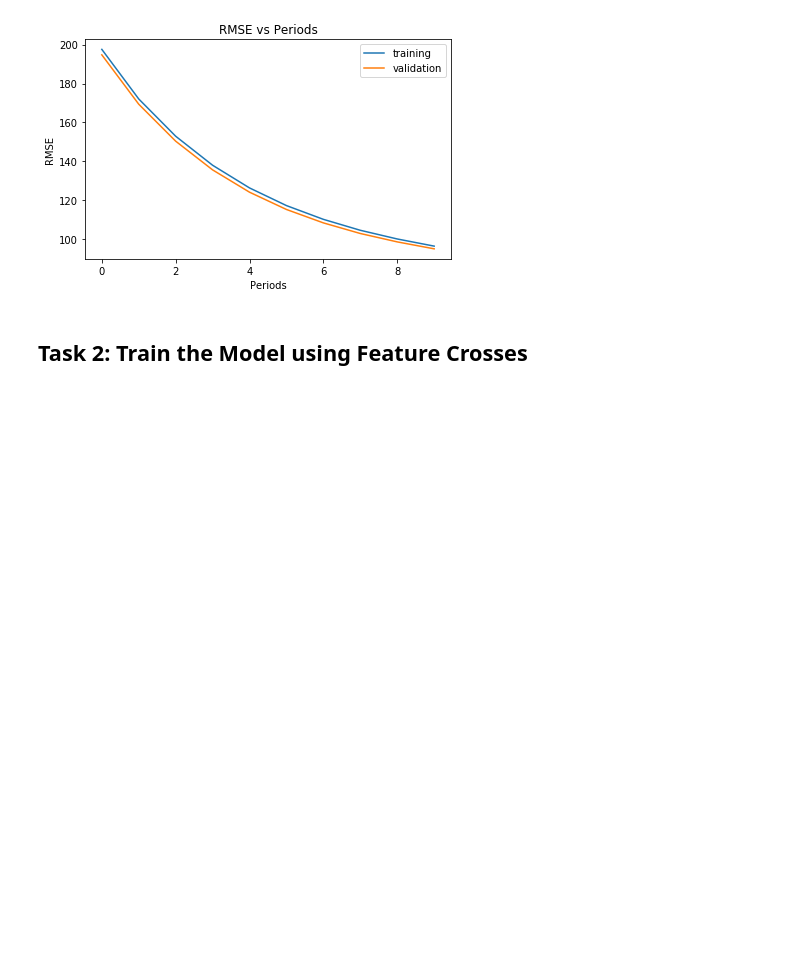
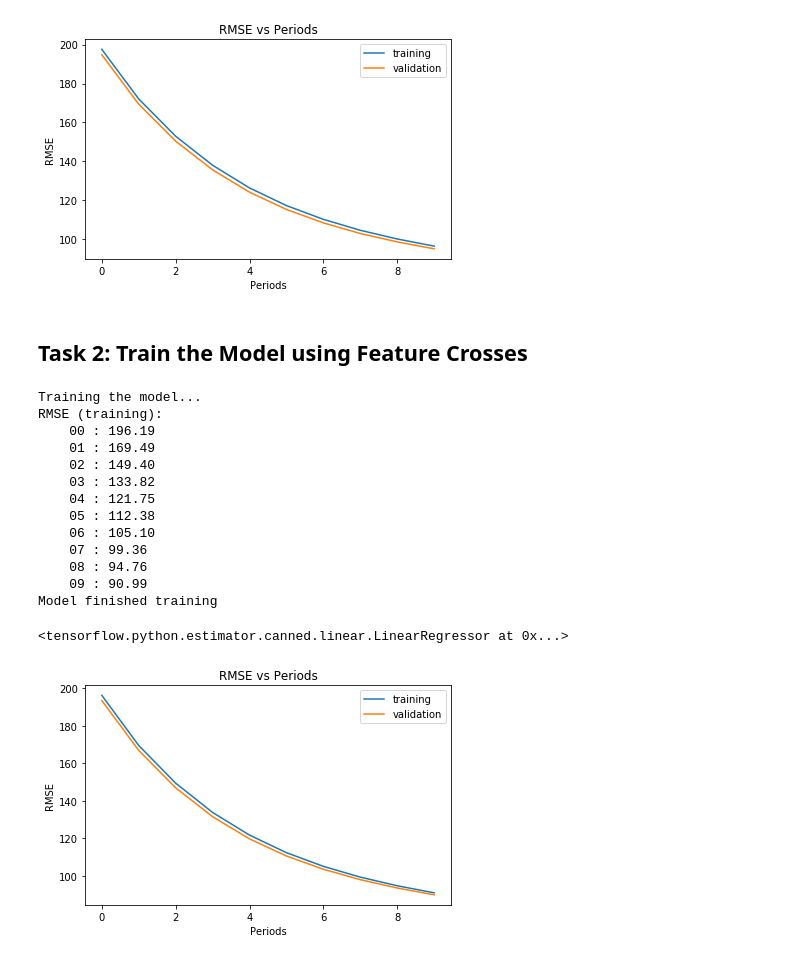
Before and after one commit to AustinSong/ml-crash-course, a Jupyter notebook: programming_exercises/Feature Crosses.ipynb, the cells around one changed output. Cells and saved outputs as stored; diff of their text form; code cells hidden in the pictures; blank space fills up the shorter version.

```diff
--- a/programming_exercises/Feature Crosses.ipynb
+++ b/programming_exercises/Feature Crosses.ipynb
@@ -384,0 +443,26 @@ Model finished training
+# %%
+train_model(
+    learning_rate = 1.0,
+    steps=500,
+    batch_size=100,
+    feature_columns=construct_feature_columns(),
+    training_examples=training_examples,
+    training_targets=training_targets,
+    validation_examples=validation_examples,
+    validation_targets=validation_targets)
+# %% [output]
+Training the model...
+RMSE (training):
+    00 : 196.19
+    01 : 169.49
+    02 : 149.40
+    03 : 133.82
+    04 : 121.75
+    05 : 112.38
+    06 : 105.10
+    07 : 99.36
+    08 : 94.76
+    09 : 90.99
+Model finished training
+<tensorflow.python.estimator.canned.linear.LinearRegressor at 0x...>
+[figure, added]
```
Also changed, not shown: parts of 1 cell of this notebook.
